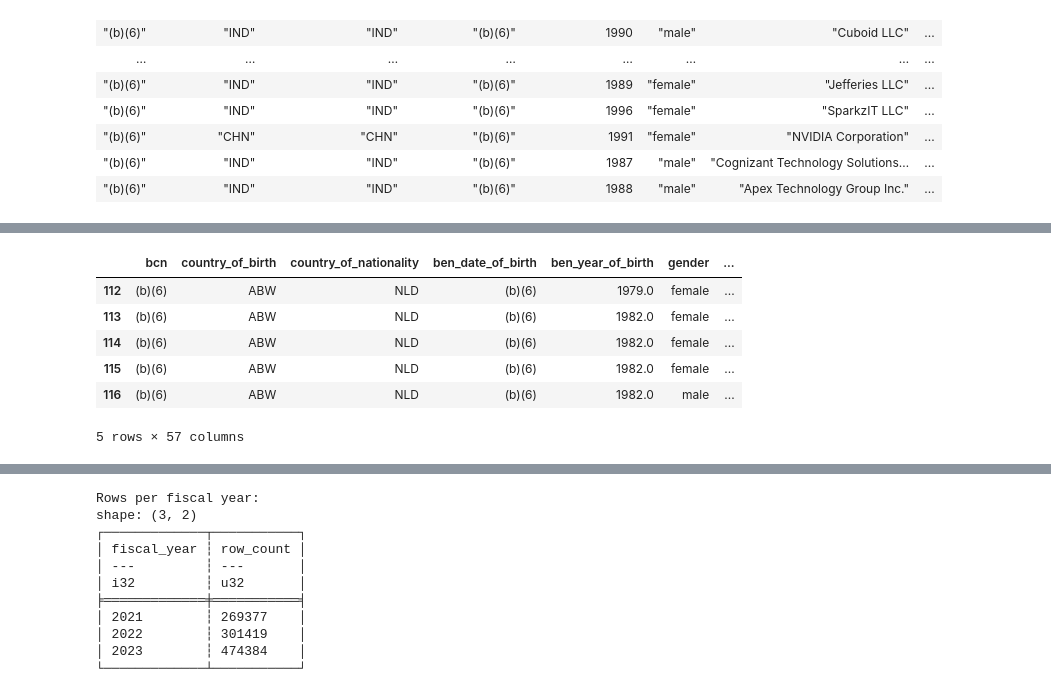
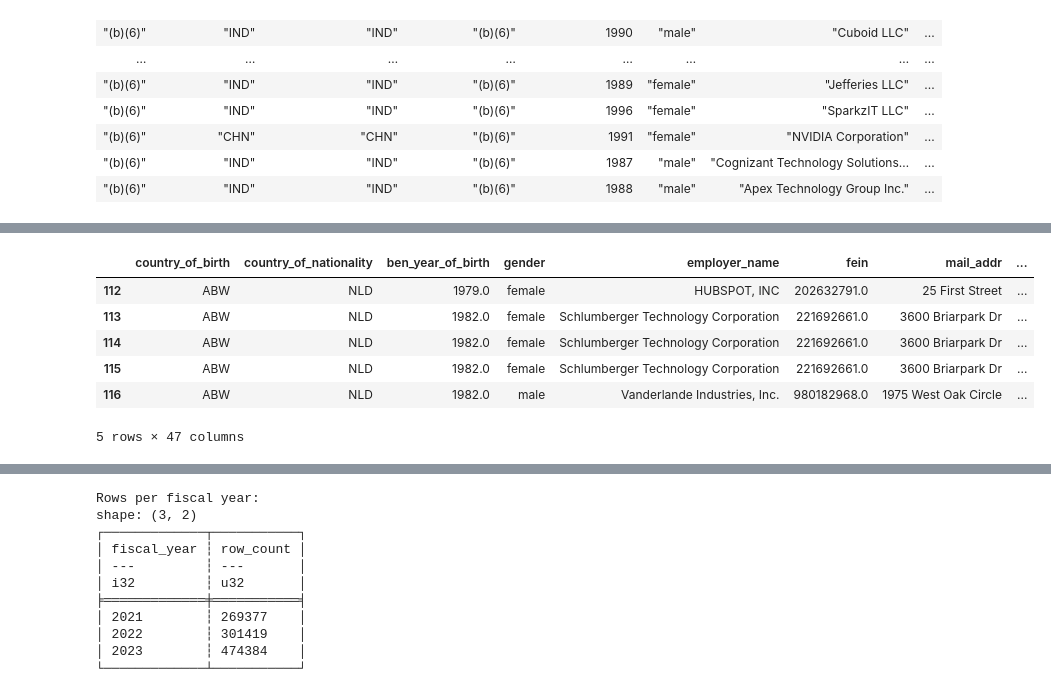
Before and after one commit to LNshuti/h1bs_polars, a Jupyter notebook: explore_h1bdata_withpolars.ipynb, the cells around one changed output, grey strips where cells are left out. Cells and saved outputs as stored; diff of their text form; code cells hidden in the pictures.

```diff
--- a/explore_h1bdata_withpolars.ipynb
+++ b/explore_h1bdata_withpolars.ipynb
@@ -233,7 +251,13 @@ shape: (474_421, 57)
 | "(b)(6)" | "IND" | "IND" | "(b)(6)" | 1987 | "male" | "Cognizant Technology Solutions… | ... |
 | "(b)(6)" | "IND" | "IND" | "(b)(6)" | 1988 | "male" | "Apex Technology Group Inc." | ... |
 # %%
-combined_df = pl.concat([df_2021, df_2022, df_2023], how='align')
+combined_df = (
+    pl.concat([
+        df_2021.with_columns(pl.lit(2021).alias('fiscal_year')),
+        df_2022.with_columns(pl.lit(2022).alias('fiscal_year')),
+        df_2023.with_columns(pl.lit(2023).alias('fiscal_year'))
+    ], how='align')
+)
 combined_df
 # %% [output]
 shape: (1_045_292, 57)
@@ -260,0 +287,3 @@ combined_df = (
+# %%
+combined_df = combined_df.select(pl.exclude(["bcn", "ben_date_of_birth", "receipt_number", "dol_eta_case_number", "agent_first_name", "agent_last_name", "pet_street",	"pet_city",	"pet_state", "pet_zip"]))
+combined_df
@@ -313,24 +356,21 @@ shape: (1_045_292, 57)
 # %%
-"""
-Cell generated by Data Wrangler.
-"""
 def clean_data(combined_df_df):
     # Filter rows based on column: 'country_of_birth'
     combined_df_df = combined_df_df[~combined_df_df['country_of_birth'].str.contains("(", regex=False, na=False, case=False)]
     return combined_df_df
 
 # Loaded variable 'combined_df' from kernel state
 combined_df_df = combined_df.to_pandas()
 
 combined_df_df_clean = clean_data(combined_df_df.copy())
 combined_df_df_clean.head()
 # %% [output]
-|  | bcn | country_of_birth | country_of_nationality | ben_date_of_birth | ben_year_of_birth | gender | ... |
-| 112 | (b)(6) | ABW | NLD | (b)(6) | 1979.0 | female | ... |
-| 113 | (b)(6) | ABW | NLD | (b)(6) | 1982.0 | female | ... |
-| 114 | (b)(6) | ABW | NLD | (b)(6) | 1982.0 | female | ... |
-| 115 | (b)(6) | ABW | NLD | (b)(6) | 1982.0 | female | ... |
-| 116 | (b)(6) | ABW | NLD | (b)(6) | 1982.0 | male | ... |
+|  | country_of_birth | country_of_nationality | ben_year_of_birth | gender | employer_name | fein | mail_addr | ... |
+| 112 | ABW | NLD | 1979.0 | female | HUBSPOT, INC | 202632791.0 | 25 First Street | ... |
+| 113 | ABW | NLD | 1982.0 | female | Schlumberger Technology Corporation | 221692661.0 | 3600 Briarpark Dr | ... |
+| 114 | ABW | NLD | 1982.0 | female | Schlumberger Technology Corporation | 221692661.0 | 3600 Briarpark Dr | ... |
+| 115 | ABW | NLD | 1982.0 | female | Schlumberger Technology Corporation | 221692661.0 | 3600 Briarpark Dr | ... |
+| 116 | ABW | NLD | 1982.0 | male | Vanderlande Industries, Inc. | 980182968.0 | 1975 West Oak Circle | ... |
-5 rows × 57 columns
+5 rows × 47 columns
 # %%
 combined_df_df_clean = pl.DataFrame(combined_df_df_clean)
```
Also changed, not shown: parts of 22 cells of this notebook, 1 other file.
